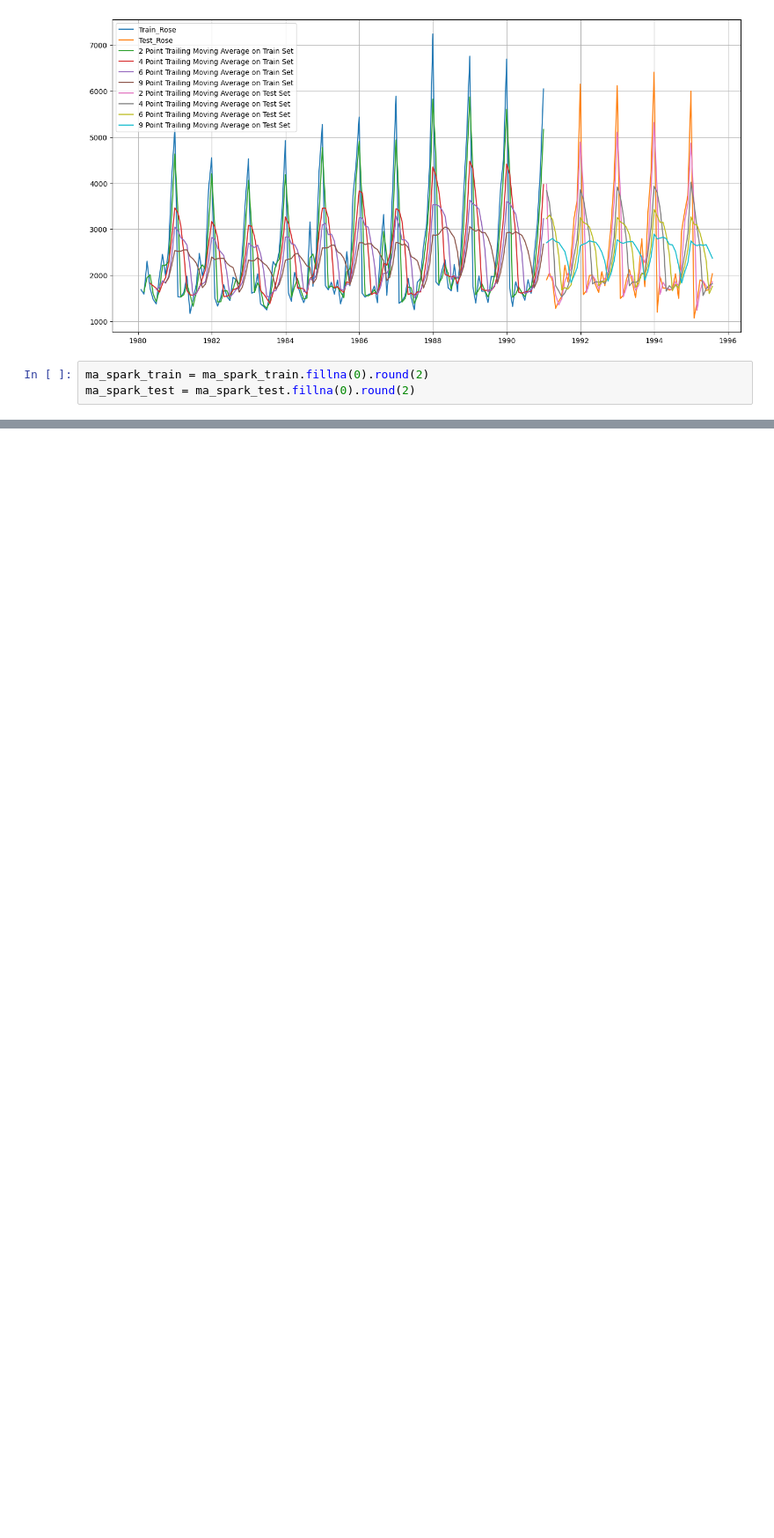
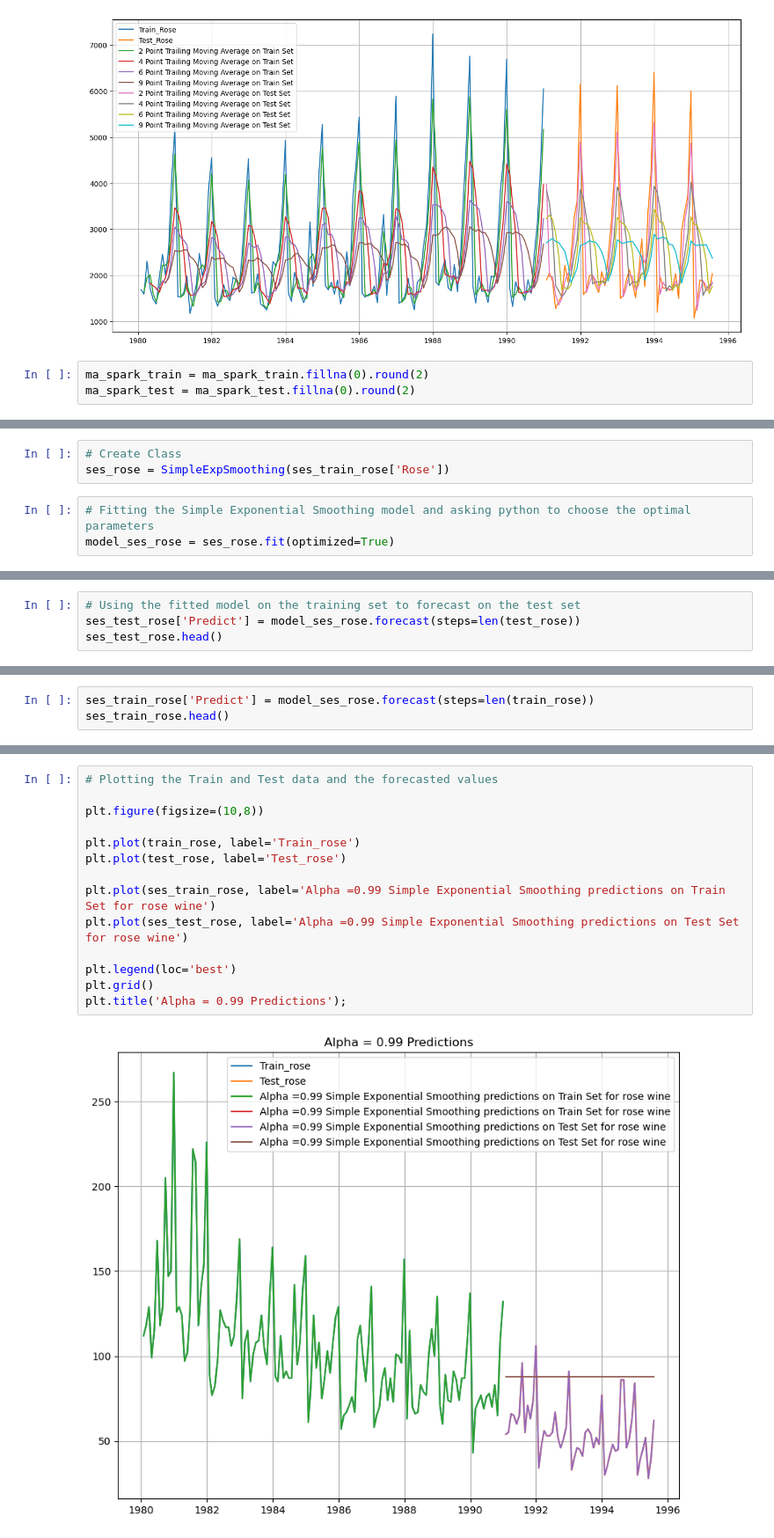
Before and after one commit to Aaryani2024/Time-Forecasting-GL-Project, a Jupyter notebook: Time Forecasting Project.ipynb, the cells around one changed output, grey strips where cells are left out. Shown at 88% size. Saved outputs shown, nothing was run; the diff lists cells and outputs as text; blank space fills up the shorter version.

```diff
--- a/Time Forecasting Project.ipynb
+++ b/Time Forecasting Project.ipynb
@@ -1338,0 +1366,6 @@ results_rose
+# %%
+# Create Class
+ses_rose = SimpleExpSmoothing(ses_train_rose['Rose'])
+# %%
+# Fitting the Simple Exponential Smoothing model and asking python to choose the optimal parameters
+model_ses_rose = ses_rose.fit(optimized=True)
@@ -1338,0 +1386,4 @@ results_rose
+# %%
+# Using the fitted model on the training set to forecast on the test set
+ses_test_rose['Predict'] = model_ses_rose.forecast(steps=len(test_rose))
+ses_test_rose.head()
@@ -1338,0 +1398,3 @@ results_rose
+# %%
+ses_train_rose['Predict'] = model_ses_rose.forecast(steps=len(train_rose))
+ses_train_rose.head()
@@ -1338,0 +1409,16 @@ results_rose
+# %%
+# Plotting the Train and Test data and the forecasted values
+
+plt.figure(figsize=(10,8))
+
+plt.plot(train_rose, label='Train_rose')
+plt.plot(test_rose, label='Test_rose')
+
+plt.plot(ses_train_rose, label='Alpha =0.99 Simple Exponential Smoothing predictions on Train Set for rose wine')
+plt.plot(ses_test_rose, label='Alpha =0.99 Simple Exponential Smoothing predictions on Test Set for rose wine')
+
+plt.legend(loc='best')
+plt.grid()
+plt.title('Alpha = 0.99 Predictions');
+# %% [output]
+[figure, added]
```
Also changed, not shown: parts of 12 cells of this notebook.
